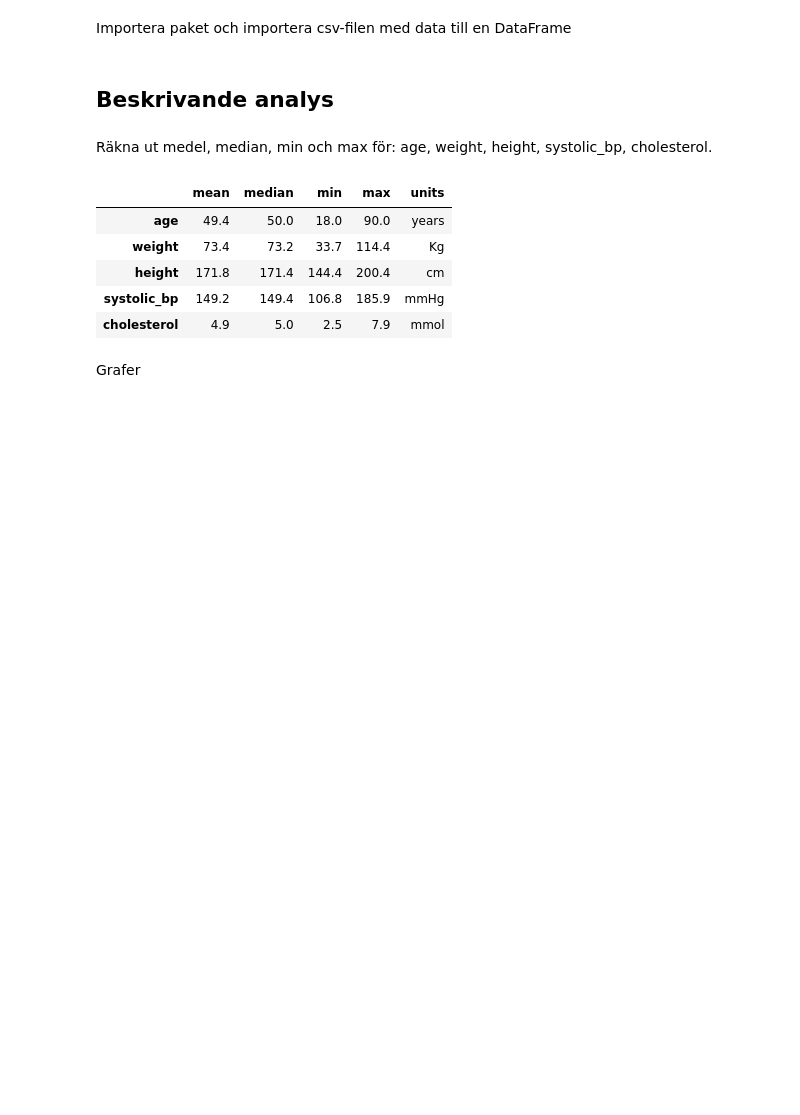
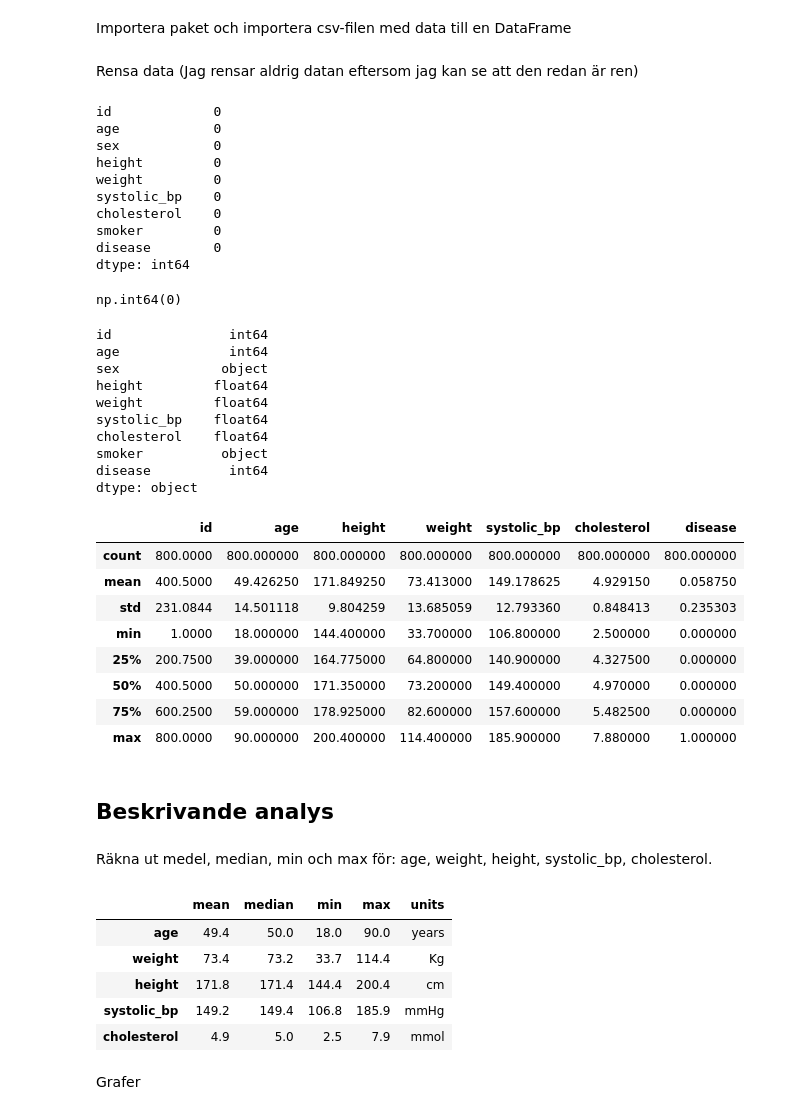
Before and after one commit to axelwarenfalk-hash/inlamningsuppgift-1, a Jupyter notebook: analytics.ipynb, the cells around one changed output. Drawn from its saved outputs; the diff is of its cells as text; code cells hidden in the pictures; blank space fills up the shorter version.

```diff
--- a/analytics.ipynb
+++ b/analytics.ipynb
@@ -6,6 +6,48 @@ import matplotlib.pyplot as plt
 import numpy as np
 
 df = pd.read_csv('health_study_dataset.csv')
+# %% [markdown]
+Rensa data (Jag rensar aldrig datan eftersom jag kan se att den redan är ren)
+# %%
+# Det finns inga värden som är Na
+display(df.isna().sum())
+# Det finns inga dubletter
+display(df.duplicated().sum())
+# De numeriska kolumnerna innehåller bara floats eller ints
+display(df.dtypes)
+# Det finns inga extrema min eller maxvärden
+display(df.describe())
+# %% [output]
+id             0
+age            0
+sex            0
+height         0
+weight         0
+systolic_bp    0
+cholesterol    0
+smoker         0
+disease        0
+dtype: int64
+np.int64(0)
+id               int64
+age              int64
+sex             object
+height         float64
+weight         float64
+systolic_bp    float64
+cholesterol    float64
+smoker          object
+disease          int64
+dtype: object
+|  | id | age | height | weight | systolic_bp | cholesterol | disease |
+| count | 800.0000 | 800.000000 | 800.000000 | 800.000000 | 800.000000 | 800.000000 | 800.000000 |
+| mean | 400.5000 | 49.426250 | 171.849250 | 73.413000 | 149.178625 | 4.929150 | 0.058750 |
+| std | 231.0844 | 14.501118 | 9.804259 | 13.685059 | 12.793360 | 0.848413 | 0.235303 |
+| min | 1.0000 | 18.000000 | 144.400000 | 33.700000 | 106.800000 | 2.500000 | 0.000000 |
+| 25% | 200.7500 | 39.000000 | 164.775000 | 64.800000 | 140.900000 | 4.327500 | 0.000000 |
+| 50% | 400.5000 | 50.000000 | 171.350000 | 73.200000 | 149.400000 | 4.970000 | 0.000000 |
+| 75% | 600.2500 | 59.000000 | 178.925000 | 82.600000 | 157.600000 | 5.482500 | 0.000000 |
+| max | 800.0000 | 90.000000 | 200.400000 | 114.400000 | 185.900000 | 7.880000 | 1.000000 |
 # %% [markdown]
 ## Beskrivande analys
 # %% [markdown]
```
Also changed, not shown: parts of 10 cells of this notebook.
